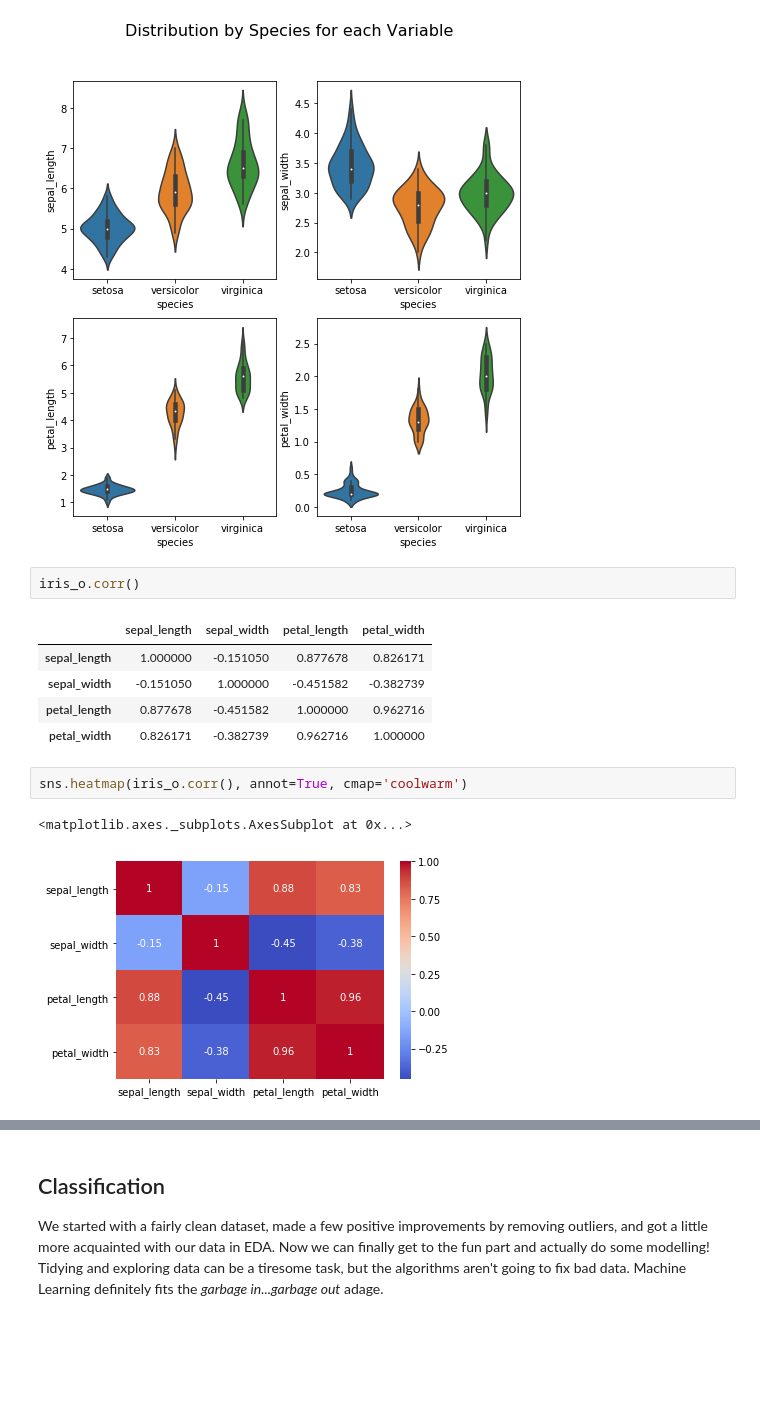
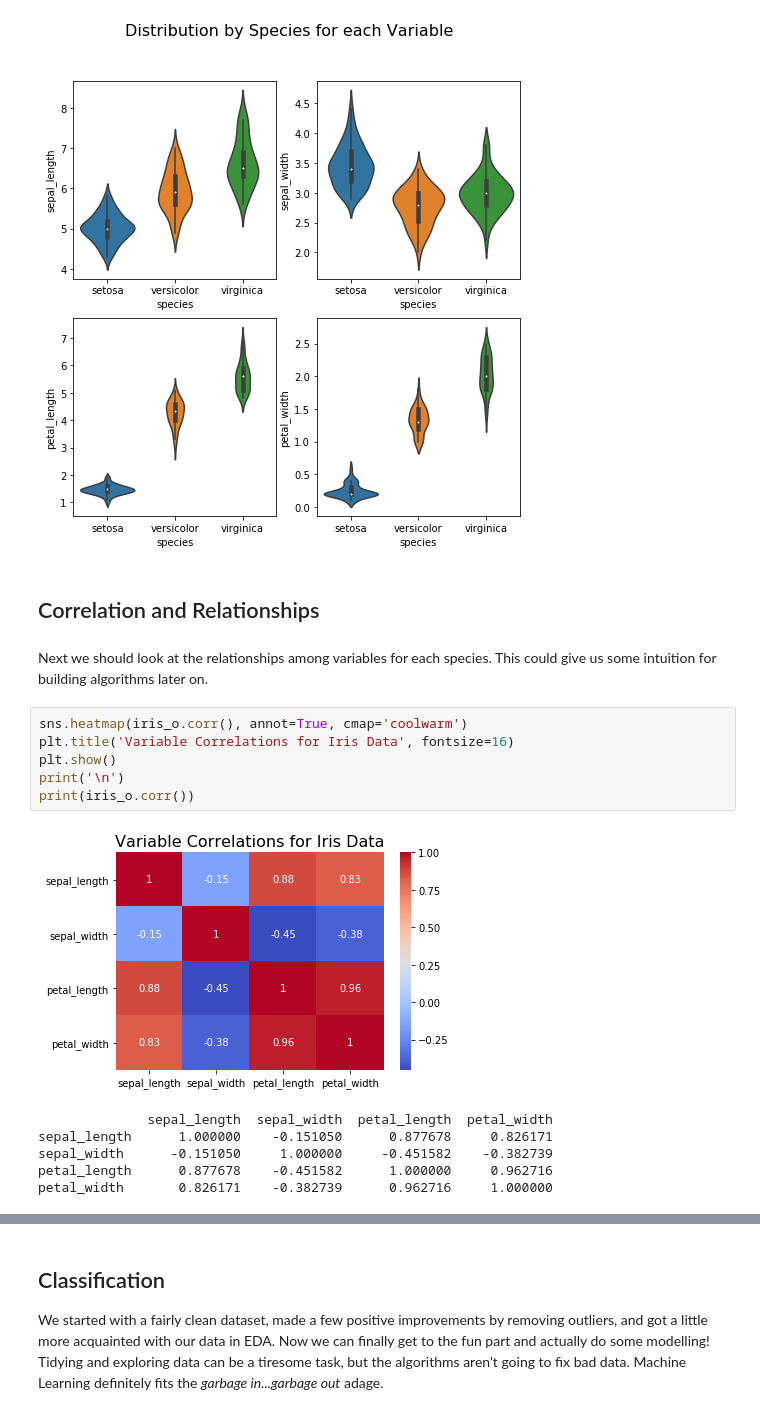
Before and after one commit to RekaCodes/iris, a Jupyter notebook: iris.ipynb, the cells around one changed output, grey strips where cells are left out. Saved outputs shown, nothing was run; the diff lists cells and outputs as text; blank space fills up the shorter version.

Commit message:
added correlation

```diff
--- a/iris.ipynb
+++ b/iris.ipynb
@@ -331,16 +330,20 @@ plt.suptitle('Distribution by Species for each Variable', fontsize=16)
 plt.show()
 # %% [output]
 [figure]
-# %%
-iris_o.corr()
-# %% [output]
-|  | sepal_length | sepal_width | petal_length | petal_width |
-| sepal_length | 1.000000 | -0.151050 | 0.877678 | 0.826171 |
-| sepal_width | -0.151050 | 1.000000 | -0.451582 | -0.382739 |
-| petal_length | 0.877678 | -0.451582 | 1.000000 | 0.962716 |
-| petal_width | 0.826171 | -0.382739 | 0.962716 | 1.000000 |
+# %% [markdown]
+## Correlation and Relationships
+# %% [markdown]
+Next we should look at the relationships among variables for each species. This could give us some intuition for building algorithms later on.
 # %%
 sns.heatmap(iris_o.corr(), annot=True, cmap='coolwarm')
+plt.title('Variable Correlations for Iris Data', fontsize=16)
+plt.show()
+print('\n')
+print(iris_o.corr())
 # %% [output]
+[figure, new version]
-<matplotlib.axes._subplots.AxesSubplot at 0x...>
+              sepal_length  sepal_width  petal_length  petal_width
+sepal_length      1.000000    -0.151050      0.877678     0.826171
+sepal_width      -0.151050     1.000000     -0.451582    -0.382739
+petal_length      0.877678    -0.451582      1.000000     0.962716
+petal_width       0.826171    -0.382739      0.962716     1.000000
-[figure, old version]
```
Also changed, not shown: parts of 28 cells of this notebook.
